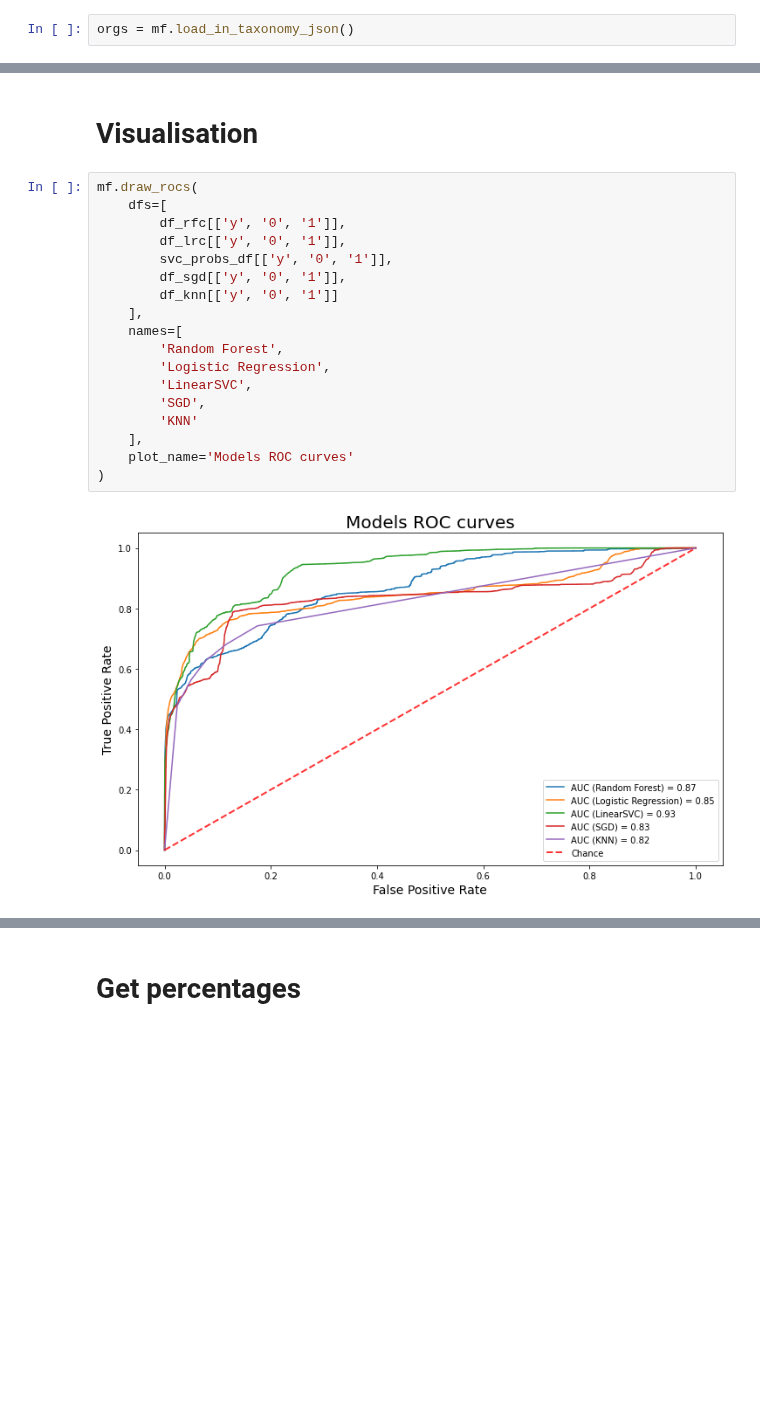
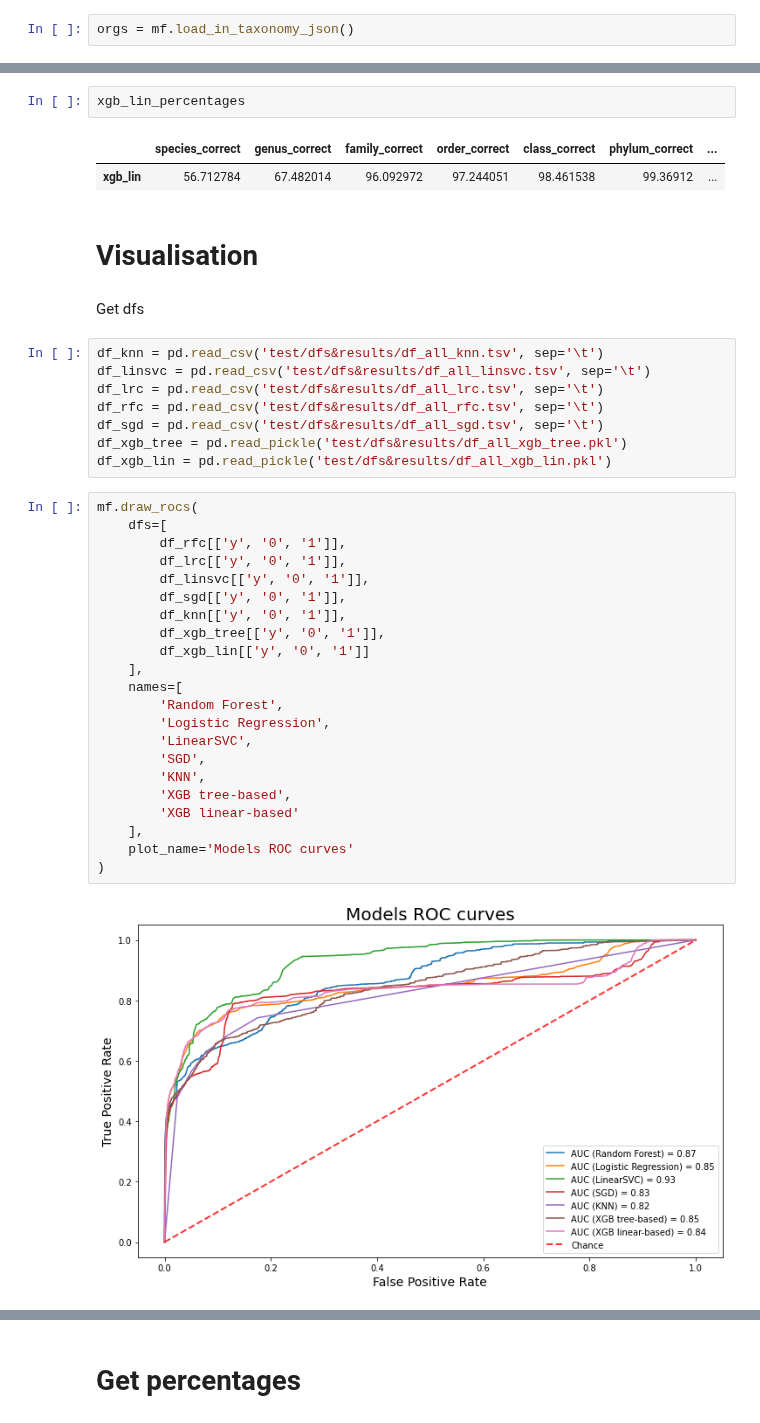
Before and after one commit to mikrzol/ML_bacteriophage_host_predicting, a Jupyter notebook: models_comparison.ipynb, the cells around one changed output, grey strips where cells are left out. Saved outputs shown, nothing was run; the diff lists cells and outputs as text; blank space fills up the shorter version.

```diff
--- a/models_comparison.ipynb
+++ b/models_comparison.ipynb
@@ -409,25 +366,44 @@ ValueError: shape mismatch: value array of shape (2699,9,2) could not be broadca
+# %%
+xgb_lin_percentages
+# %% [output]
+|  | species_correct | genus_correct | family_correct | order_correct | class_correct | phylum_correct | ... |
+| xgb_lin | 56.712784 | 67.482014 | 96.092972 | 97.244051 | 98.461538 | 99.36912 | ... |
 # %% [markdown]
 # Visualisation
+# %% [markdown]
+Get dfs
+# %%
+df_knn = pd.read_csv('test/dfs&results/df_all_knn.tsv', sep='\t')
+df_linsvc = pd.read_csv('test/dfs&results/df_all_linsvc.tsv', sep='\t')
+df_lrc = pd.read_csv('test/dfs&results/df_all_lrc.tsv', sep='\t')
+df_rfc = pd.read_csv('test/dfs&results/df_all_rfc.tsv', sep='\t')
+df_sgd = pd.read_csv('test/dfs&results/df_all_sgd.tsv', sep='\t')
+df_xgb_tree = pd.read_pickle('test/dfs&results/df_all_xgb_tree.pkl')
+df_xgb_lin = pd.read_pickle('test/dfs&results/df_all_xgb_lin.pkl')
 # %%
 mf.draw_rocs(
     dfs=[
         df_rfc[['y', '0', '1']],
         df_lrc[['y', '0', '1']],
-        svc_probs_df[['y', '0', '1']],
+        df_linsvc[['y', '0', '1']],
         df_sgd[['y', '0', '1']],
-        df_knn[['y', '0', '1']]
+        df_knn[['y', '0', '1']],
+        df_xgb_tree[['y', '0', '1']],
+        df_xgb_lin[['y', '0', '1']]
     ],
     names=[
         'Random Forest',
         'Logistic Regression',
         'LinearSVC',
         'SGD',
-        'KNN'
+        'KNN',
+        'XGB tree-based',
+        'XGB linear-based'
     ],
     plot_name='Models ROC curves'
 )
 # %% [output]
-[figure, old version]
+[figure, new version]
 # %%
 mf.draw_precision_recall_curve(
     dfs=[
```
Also changed, not shown: parts of 27 cells of this notebook.
